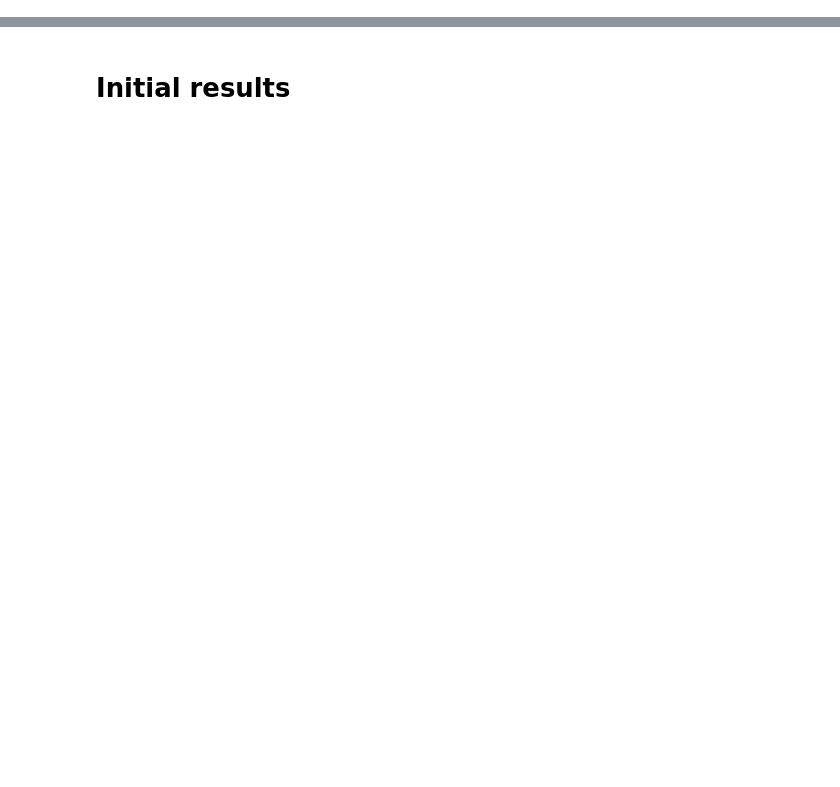
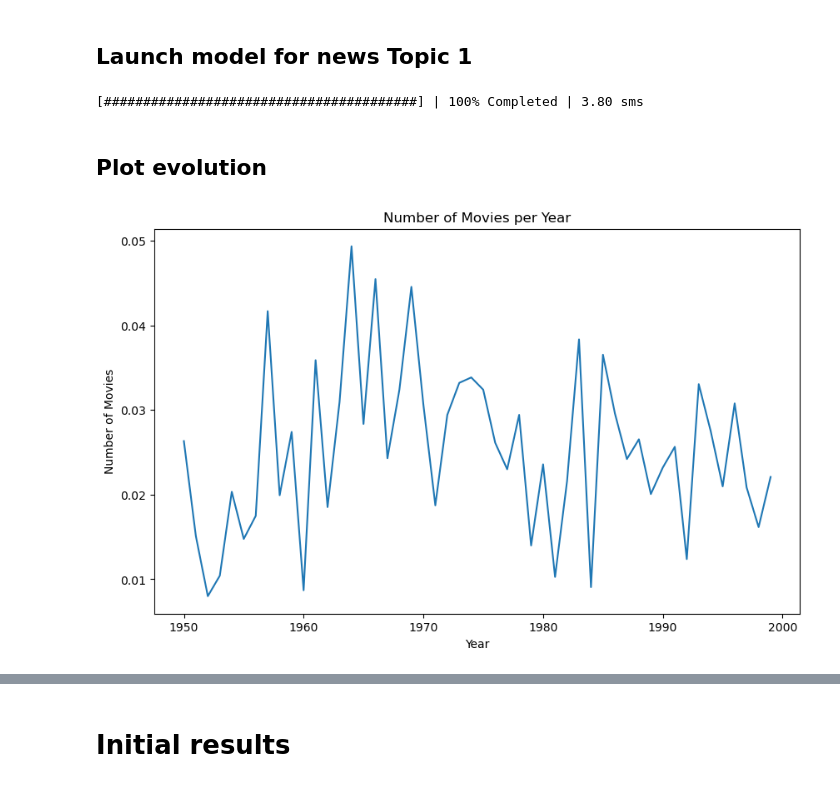
Before and after one commit to epfl-ada/ada-2024-project-astonishingdataavengers24, a Jupyter notebook: results.ipynb, the cells around one changed output, grey strips where cells are left out. Saved outputs shown, nothing was run; the diff lists cells and outputs as text; code cells hidden in the pictures; blank space fills up the shorter version.

```diff
--- a/results.ipynb
+++ b/results.ipynb
@@ -0,0 +254,13 @@
+# %%
+# Encode the query
+query_embedding = model_miniLM.encode(["women's rights"])
+# %%
+# Encode the movie descriptions
+movie_embeddings = model_miniLM.encode(movie_descriptions, batch_size=64)
+# %%
+# Calculate similarity with the query
+similarities = cosine_similarity(query_embedding, movie_embeddings).flatten()
+ids = [movie_ids[i] for i, sim in enumerate(similarities) if sim > 0.2]
+# %%
+df_movies_new = df_movies[df_movies['Wikipedia movie ID'].isin(ids)]
+df_movies_new.head()
@@ -0,0 +274,9 @@
+# %% [markdown]
+## Launch model for news Topic 1
+# %%
+# Encode the text
+with ProgressBar():
+    news = filtered_ddf['combined_text'].compute().tolist()  # Utilisation de compute() pour Dask
+news_embeddings = model_miniLM.encode(news, batch_size=64)
+# %% [output]
+[########################################] | 100% Completed | 3.80 sms
@@ -0,0 +290,16 @@
+# %% [markdown]
+## Plot evolution
+# %%
+# Calculate the relative presence of the topic across the years
+count_per_year = df_movies_new.groupby('Release Year').size()
+total_count_per_year = df_movies.groupby('Release Year').size()
+
+relative_count_per_year = count_per_year / total_count_per_year
+
+# Create the line plot
+relative_count_per_year.plot(kind='line', figsize=(10, 6), title="Number of Movies per Year")
+plt.xlabel("Year")
+plt.ylabel("Number of Movies")
+plt.show()
+# %% [output]
+[figure, added]
```
Also changed, not shown: parts of 43 cells of this notebook.
